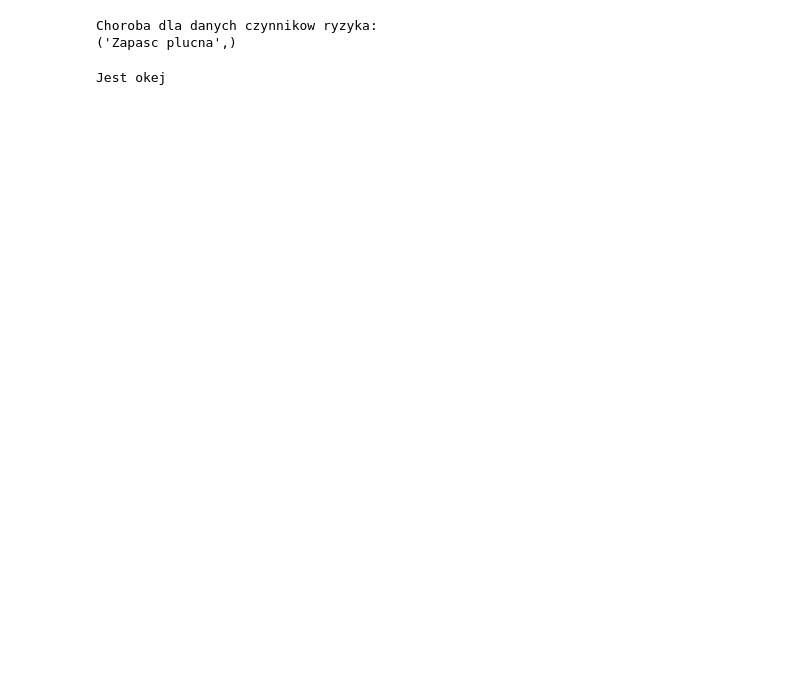
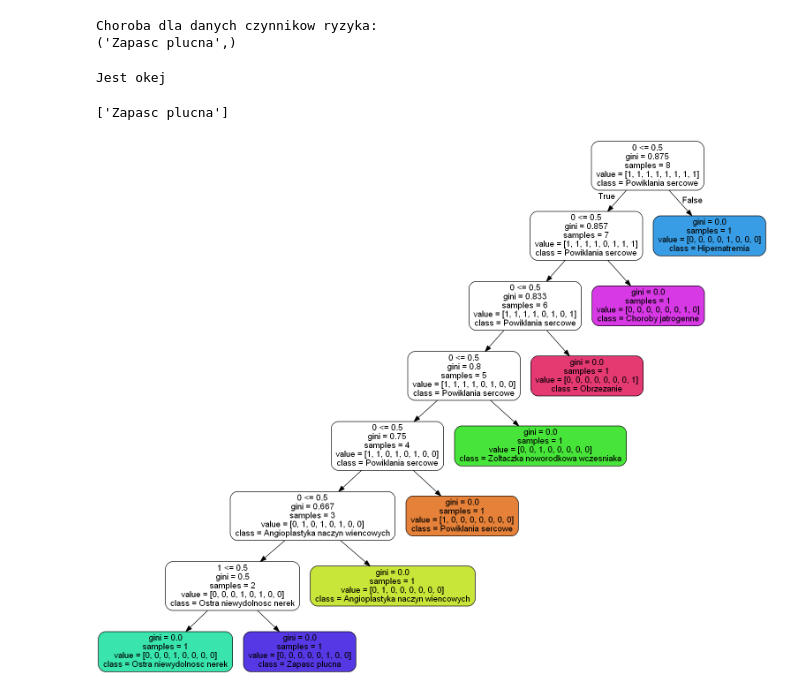
Before and after one commit to agzpie/si_projekt, a Jupyter notebook: si_projekt.ipynb, the cells around one changed output. Drawn from its saved outputs; the diff is of its cells as text; code cells hidden in the pictures; blank space fills up the shorter version.

```diff
--- a/si_projekt.ipynb
+++ b/si_projekt.ipynb
@@ -116,16 +114,16 @@ from sklearn import tree
 from sklearn import tree
 clf = tree.DecisionTreeClassifier()
 
-features = [
-    [1,1,1,0,0,0,0,0,0,0,0,0,0,0,0,0,0,0,0,0,0,0,0,1,1,0,0,0,0,0,0,0,0,0,0,0,0],
-    [0,0,0,1,1,1,0,0,0,0,0,0,0,0,0,0,0,0,0,0,0,0,0,0,0,1,1,1,0,0,0,0,0,0,0,0,0],
-    [0,0,0,0,0,0,1,1,1,0,0,0,0,0,0,0,0,0,0,0,0,0,0,1,0,0,0,0,1,1,1,0,0,0,0,0,0],
-    [0,0,0,0,0,0,0,0,0,1,1,0,0,0,0,0,0,0,0,0,0,0,0,1,0,0,0,0,1,0,0,0,0,0,0,0,0],
-    [0,0,0,0,0,0,0,0,0,0,0,1,1,1,0,0,0,0,0,0,0,0,0,0,0,0,0,0,0,0,0,1,1,0,0,0,0],
-    [0,0,0,0,0,0,0,0,0,0,0,0,0,0,1,1,1,0,0,0,0,0,0,0,0,0,0,0,0,0,0,0,0,1,1,0,0],
-    [0,0,0,0,0,0,0,0,0,0,0,0,0,0,0,0,0,1,1,1,0,0,0,0,0,0,0,1,0,0,0,0,0,0,0,1,0],
-    [0,0,0,0,0,0,0,0,0,0,0,0,0,0,0,0,0,0,0,0,1,1,1,0,0,0,0,1,0,0,0,0,0,0,0,0,1],
-]
+cechy = [
+    [1,1,1,1,0,0,0,0,0,0,0,0,0,0,0,0,0,0,0,0,0,0,0,0,0,0,1,0,0,0,0,0,0,0,0,0,0,0,0,0,0,0,0,0,0],
+    [0,0,0,0,1,1,1,1,1,0,0,0,0,0,0,0,0,0,0,0,0,0,0,0,0,0,0,1,1,1,0,0,0,0,0,0,0,0,0,0,0,0,0,0,0],
+    [0,0,0,0,0,0,0,0,0,1,1,0,0,0,0,0,0,0,0,0,0,0,0,0,0,0,0,0,0,0,1,1,0,0,0,0,0,0,0,0,0,0,0,0,0],
+    [0,0,0,0,0,0,0,0,0,0,0,1,1,1,1,1,0,0,0,0,0,0,0,0,0,0,0,0,0,0,0,0,1,1,1,1,0,0,0,0,0,0,0,0,0],
+    [0,0,0,0,0,0,0,0,0,0,0,0,0,0,0,0,1,1,1,1,1,0,0,0,0,0,0,0,0,0,0,0,0,0,0,0,1,0,0,0,0,0,0,0,0],
+    [0,0,0,0,0,0,0,0,0,0,0,0,0,0,0,0,0,0,0,0,0,1,1,0,0,0,0,0,0,0,0,0,0,0,0,0,0,1,1,1,1,1,1,0,0],
+    [0,0,0,0,0,0,0,0,0,0,0,0,0,0,0,0,0,0,0,0,0,0,0,1,1,0,0,0,0,0,0,0,0,0,0,0,0,0,0,0,0,0,0,1,0],
+    [0,0,0,0,0,0,0,0,0,0,0,0,0,0,0,0,0,0,0,0,0,0,0,0,0,1,0,0,0,0,0,0,0,0,0,0,0,0,0,0,0,0,0,0,1],
+    ]
 # %%
 choroba = [ 'Powiklania sercowe', 'Angioplastyka naczyn wiencowych', 'Zoltaczka noworodkowa wczesniaka', 'Ostra niewydolnosc nerek', 'Hipernatremia', 'Zapasc plucna', 'Choroby jatrogenne', 'Obrzezanie']
 print("Jest okej")
@@ -133,3 +131,30 @@ print("Jest okej")
 Jest okej
 # %%
 clf = tree.DecisionTreeClassifier()
+# %%
+clf = clf.fit(cechy, choroba)
+#coś tam robi/ patterns in data i takie tam
+# %%
+output = clf.predict([[0,0,0,0,0,0,0,0,0,0,0,0,0,0,0,0,0,0,0,0,0,1,1,0,0,0,0,0,0,0,0,0,0,0,0,0,0,1,1,1,1,1,1,0,0]])
+print(output)
+# %% [output]
+['Zapasc plucna']
+# %%
+from sklearn.externals.six import StringIO
+import pydotplus
+from IPython.display import Image
+dot_data = StringIO()
+tree.export_graphviz(
+    decision_tree=clf,
+    out_file=dot_data,
+    feature_names=cechy[0],
+    class_names=choroba,
+    filled=True,
+    rounded=True,
+    impurity=True
+)
+
+graph = pydotplus.graph_from_dot_data(dot_data.getvalue())
+Image(graph.create_png())
+# %% [output]
+[figure, added]
```
Also changed, not shown: parts of 4 cells of this notebook.
